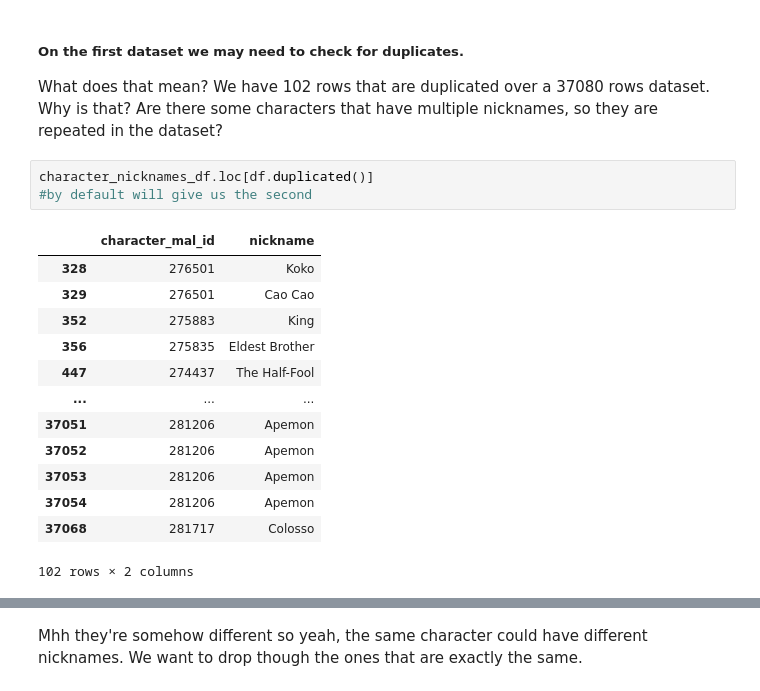
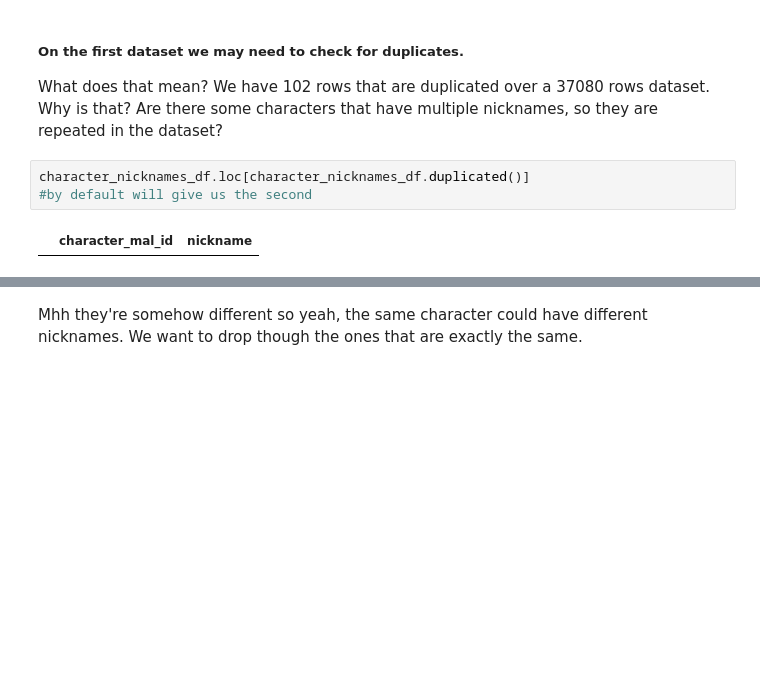
Before and after one commit to denis-budau/HCI-TWEB_2025-26, a Jupyter notebook: solution/HCI_assignment.ipynb, the cells around one changed output, grey strips where cells are left out. Saved outputs shown, nothing was run; the diff lists cells and outputs as text; blank space fills up the shorter version.

```diff
--- a/solution/HCI_assignment.ipynb
+++ b/solution/HCI_assignment.ipynb
@@ -65,22 +65,10 @@ character_nicknames_df.describe()
 What does that mean? We have 102 rows that are duplicated over a 37080 rows dataset.
 Why is that? Are there some characters that have multiple nicknames, so they are repeated in the dataset?
 # %%
-character_nicknames_df.loc[df.duplicated()]
+character_nicknames_df.loc[character_nicknames_df.duplicated()]
 #by default will give us the second
 # %% [output]
 |  | character_mal_id | nickname |
-| 328 | 276501 | Koko |
-| 329 | 276501 | Cao Cao |
-| 352 | 275883 | King |
-| 356 | 275835 | Eldest Brother |
-| 447 | 274437 | The Half-Fool |
-| ... | ... | ... |
-| 37051 | 281206 | Apemon |
-| 37052 | 281206 | Apemon |
-| 37053 | 281206 | Apemon |
-| 37054 | 281206 | Apemon |
-| 37068 | 281717 | Colosso |
-102 rows × 2 columns
 # %%
 character_nicknames_df.query('character_mal_id == 75628')
 # %% [output]
```
Also changed, not shown: parts of 38 cells of this notebook.
